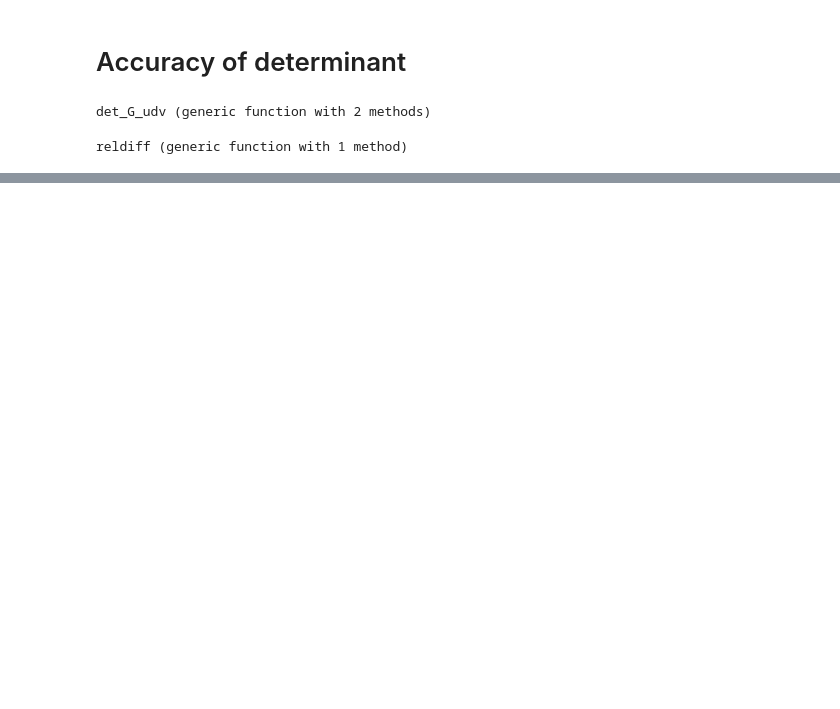
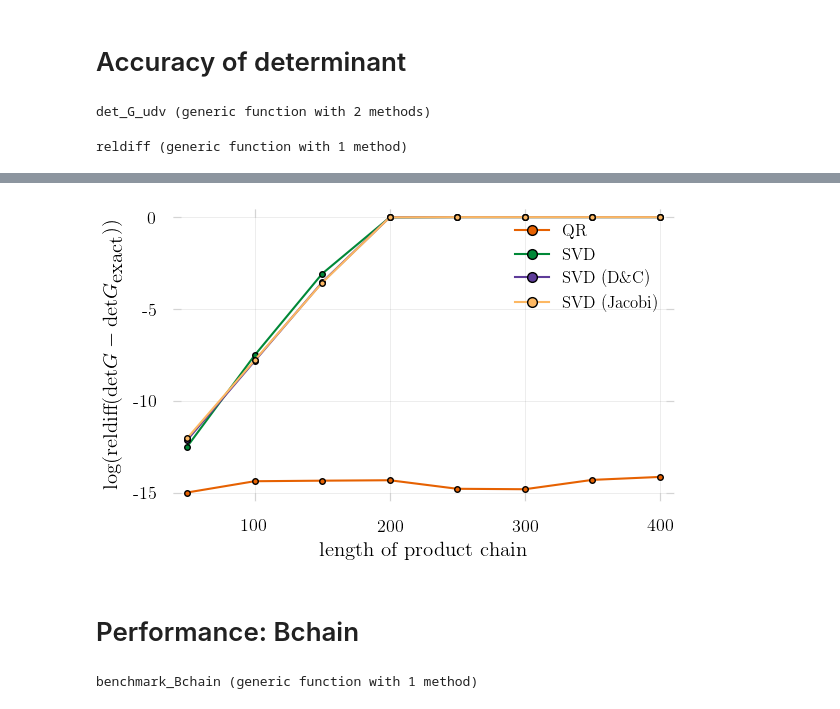
Before and after one commit to carstenbauer/StableDQMC.jl, a Jupyter notebook: notebooks/accuracy.ipynb, the cells around one changed output, grey strips where cells are left out. Cells and saved outputs as stored; diff of their text form; code cells hidden in the pictures; blank space fills up the shorter version.

```diff
--- a/notebooks/accuracy.ipynb
+++ b/notebooks/accuracy.ipynb
@@ -428,0 +676,15 @@ absdiff(det_gesvj, det_exact) = 1.1889032147090214975453230784500226645813898755
+# %%
+betas = collect(keys(Δs_rel_qr)) .* 10
+p = plot(betas, log.(10, values(Δs_rel_qr)), color="#E66101", marker=:dot, label="QR")
+plot!(betas, log.(10, values(Δs_rel_gesvd)), color="#008837", marker=:dot, label="SVD")
+plot!(betas, log.(10, values(Δs_rel_gesdd)), color="#5E3C99", marker=:dot, label="SVD (D\\&C)")
+plot!(betas, log.(10, values(Δs_rel_gesvj)), color="#FDB863", marker=:dot, label="SVD (Jacobi)")
+
+xlabel!("length of product chain")
+ylabel!(L"\log(\textrm{reldiff}(\textrm{det}G - \textrm{det}G_{\textrm{exact}}))")
+# ylims!(0., 1e-3)
+savefig("accuracy_det_svd_scalettar.pdf")
+# %% [output]
+[figure, added]
+# %% [markdown]
+# Performance: Bchain
@@ -428,0 +693,36 @@ absdiff(det_gesvj, det_exact) = 1.1889032147090214975453230784500226645813898755
+# %%
+function benchmark_Bchain(B)
+    Bbig = BigFloat.(B)
+
+    ts_qr    = Dict{Int, Float64}()
+    ts_gesvd = Dict{Int, Float64}()
+    ts_gesdd = Dict{Int, Float64}()
+    ts_gesvj = Dict{Int, Float64}()
+
+    for beta in [5, 10, 20, 30, 40]
+        N = Int(beta * 10)
+
+        tqr    = @belapsed calc_product_chain_stabilized($B, $N, $decompose_udt);
+        tgesvd = @belapsed calc_product_chain_stabilized($B, $N, $gesvd)
+        tgesdd = @belapsed calc_product_chain_stabilized($B, $N, $gesdd);
+        tgesvj = @belapsed calc_product_chain_stabilized($B, $N, $gesvj);
+
+        ts_qr[beta]    = 1
+        ts_gesvd[beta] = tgesvd / tqr
+        ts_gesdd[beta] = tgesdd / tqr
+        ts_gesvj[beta] = tgesvj / tqr
+    end
+
+    betas = collect(keys(ts_qr)) .* 10
+    p = plot(betas, collect(values(ts_qr)), color="#E66101", marker=:dot, label="QR")
+    plot!(betas, collect(values(ts_gesvd)), color="#008837", marker=:dot, label="SVD")
+    plot!(betas, collect(values(ts_gesdd)), color="#5E3C99", marker=:dot, label="SVD (D\\&C)")
+    plot!(betas, collect(values(ts_gesvj)), color="#FDB863", marker=:dot, label="SVD (Jacobi)")
+
+    xlabel!("length of product chain")
+    ylabel!("slowdown relative to QR")
+    savefig("performance_Bchain.pdf")
+    p
+end
+# %% [output]
+benchmark_Bchain (generic function with 1 method)
```
Also changed, not shown: parts of 39 cells of this notebook, 10 other files.
